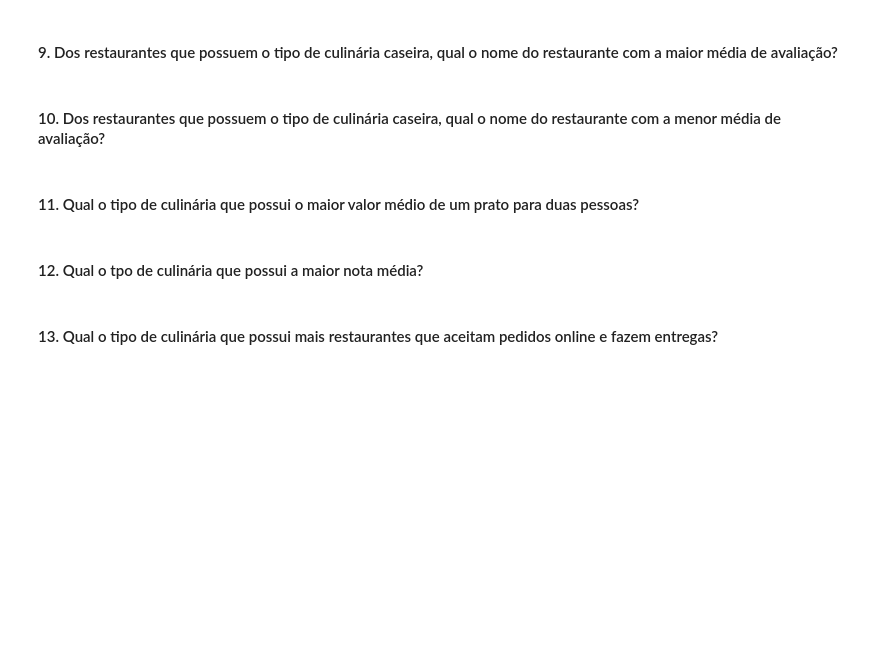
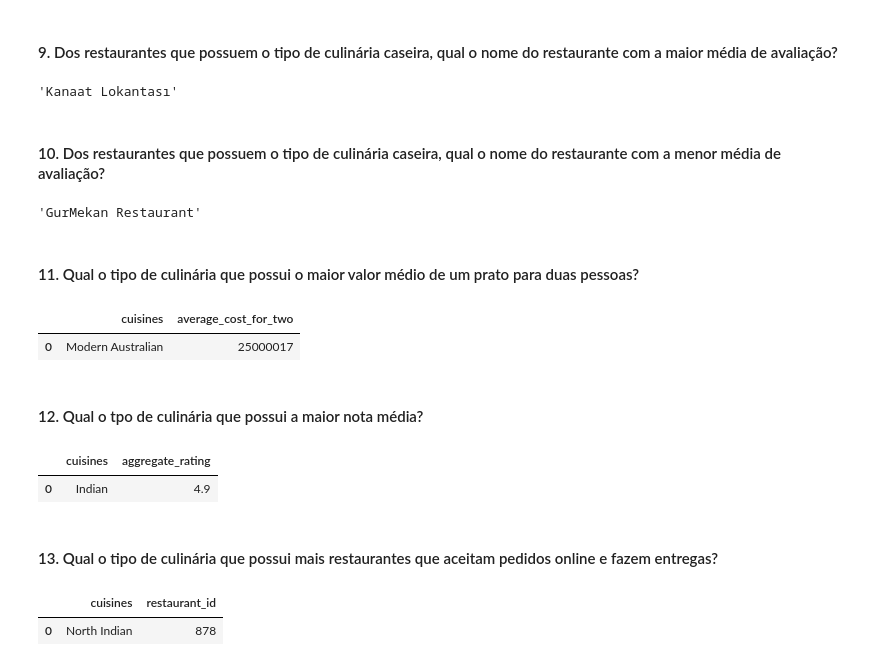
Before and after one commit to marcelorissids/ftc_pa, a Jupyter notebook: notebooks/pa.ipynb, the cells around one changed output. Saved outputs shown, nothing was run; the diff lists cells and outputs as text; code cells hidden in the pictures; blank space fills up the shorter version.

```diff
--- a/notebooks/pa.ipynb
+++ b/notebooks/pa.ipynb
@@ -413,10 +749,63 @@ df2.shape[0]
 # %% [markdown]
 #### 9. Dos restaurantes que possuem o tipo de culinária caseira, qual o nome do restaurante com a maior média de avaliação?
+# %%
+cols = [
+    'restaurant_id', 'restaurant_name', 'country',
+    'city', 'cuisines', 'average_cost_for_two',
+    'aggregate_rating', 'votes'
+]
+
+lines = (df2['cuisines'] == 'Home-made')
+
+df2.loc[lines, cols].sort_values(['aggregate_rating', 'restaurant_id'], ascending=[False, True]).iloc[0, 1]
+# %% [output]
+'Kanaat Lokantası'
 # %% [markdown]
 #### 10. Dos restaurantes que possuem o tipo de culinária caseira, qual o nome do restaurante com a menor média de avaliação?
+# %%
+cols = [
+    'restaurant_id', 'restaurant_name', 'country',
+    'city', 'cuisines', 'average_cost_for_two',
+    'aggregate_rating', 'votes'
+]
+
+lines = (df2['cuisines'] == 'Home-made')
+
+df2.loc[lines, cols].sort_values(['aggregate_rating', 'restaurant_id'], ascending=[True, True]).iloc[0, 1]
+# %% [output]
+'GurMekan Restaurant'
 # %% [markdown]
 #### 11. Qual o tipo de culinária que possui o maior valor médio de um prato para duas pessoas?
+# %%
+(df2.loc[:, ['average_cost_for_two', 'cuisines'] ]
+                                         .groupby('cuisines')
+                                         .max()
+                                         .sort_values('average_cost_for_two', ascending=False)
+                                         .reset_index()).head(1)
+# %% [output]
+|  | cuisines | average_cost_for_two |
+| 0 | Modern Australian | 25000017 |
 # %% [markdown]
 #### 12. Qual o tpo de culinária que possui a maior nota média?
+# %%
+(df2.loc[:, ['aggregate_rating', 'cuisines'] ]
+                                         .groupby('cuisines')
+                                         .max()
+                                         .sort_values('aggregate_rating', ascending=False)
+                                         .reset_index()).head(1)
+# %% [output]
+|  | cuisines | aggregate_rating |
+| 0 | Indian | 4.9 |
 # %% [markdown]
 #### 13. Qual o tipo de culinária que possui mais restaurantes que aceitam pedidos online e fazem entregas?
+# %%
+lines = (df2['has_online_delivery'] == 1) & (df2['is_delivering_now'] == 1)
+
+(df2.loc[:, ['restaurant_id', 'cuisines'] ]
+                                         .groupby('cuisines')
+                                         .count()
+                                         .sort_values('restaurant_id', ascending=False)
+                                         .reset_index()).head(1)
+# %% [output]
+|  | cuisines | restaurant_id |
+| 0 | North Indian | 878 |
```
Also changed, not shown: parts of 39 cells of this notebook.
